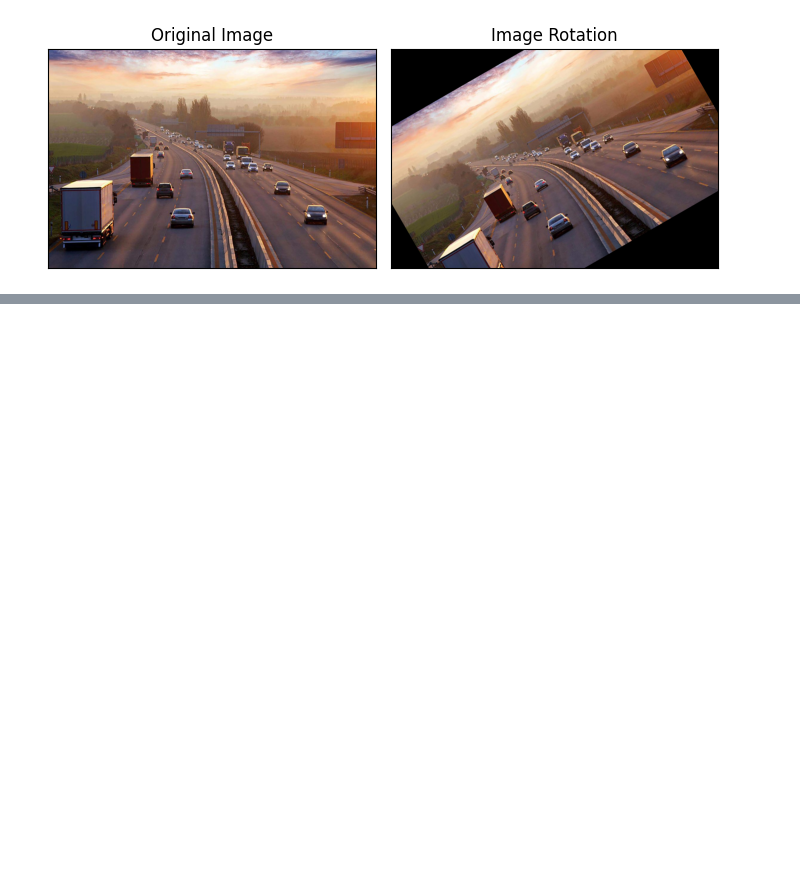
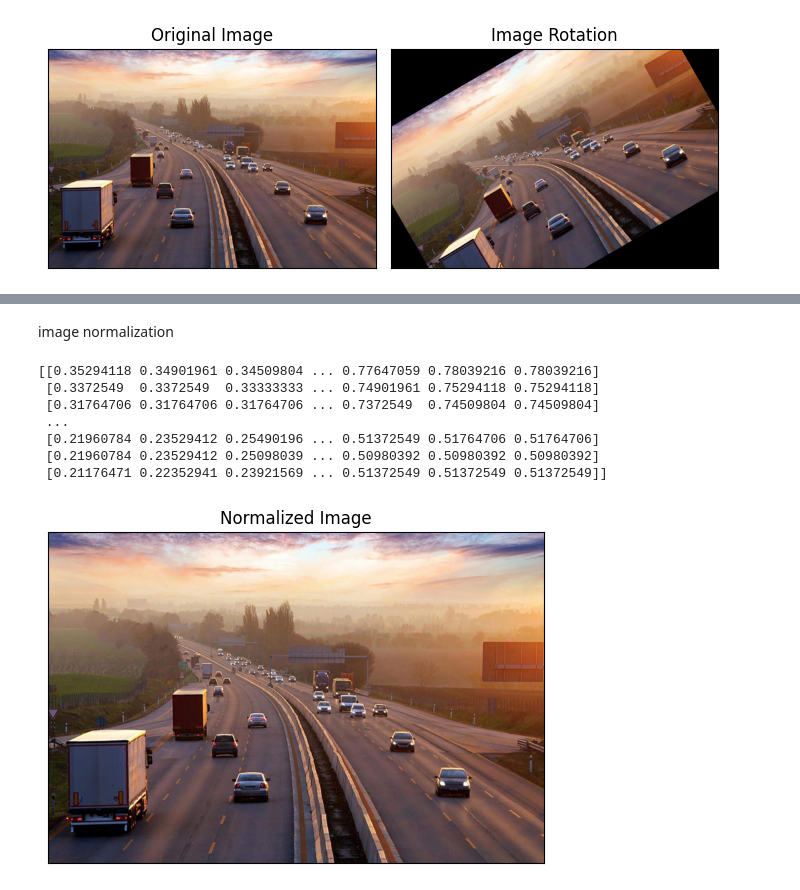
Before and after one commit to KingJupyter/openCV, a Jupyter notebook: image processing.ipynb, the cells around one changed output, grey strips where cells are left out. Saved outputs shown, nothing was run; the diff lists cells and outputs as text; code cells hidden in the pictures; blank space fills up the shorter version.

```diff
--- a/image processing.ipynb
+++ b/image processing.ipynb
@@ -107,0 +198,46 @@ center : (550, 367)
+# %% [markdown]
+image normalization
+# %%
+# Import the necessary Libraries
+import cv2
+import numpy as np
+import matplotlib.pyplot as plt
+
+# Load the image
+image = cv2.imread('image.jpg')
+
+# Convert BGR image to RGB
+image_rgb = cv2.cvtColor(image, cv2.COLOR_BGR2RGB)
+
+# Split the image into channels
+b, g, r = cv2.split(image_rgb)
+
+# Normalization parameter
+min_value = 0
+max_value = 1
+norm_type = cv2.NORM_MINMAX
+
+# Normalize each channel
+b_normalized = cv2.normalize(b.astype('float'), None, min_value, max_value, norm_type)
+g_normalized = cv2.normalize(g.astype('float'), None, min_value, max_value, norm_type)
+r_normalized = cv2.normalize(r.astype('float'), None, min_value, max_value, norm_type)
+
+# Merge the normalized channels back into an image
+normalized_image = cv2.merge((b_normalized, g_normalized, r_normalized))
+# Normalized image
+print(normalized_image[:,:,0])
+
+plt.imshow(normalized_image)
+plt.xticks([])
+plt.yticks([])
+plt.title('Normalized Image')
+plt.show()
+# %% [output]
+[[0.35294118 0.34901961 0.34509804 ... 0.77647059 0.78039216 0.78039216]
+ [0.3372549  0.3372549  0.33333333 ... 0.74901961 0.75294118 0.75294118]
+ [0.31764706 0.31764706 0.31764706 ... 0.7372549  0.74509804 0.74509804]
+ ...
+ [0.21960784 0.23529412 0.25490196 ... 0.51372549 0.51764706 0.51764706]
+ [0.21960784 0.23529412 0.25098039 ... 0.50980392 0.50980392 0.50980392]
+ [0.21176471 0.22352941 0.23921569 ... 0.51372549 0.51372549 0.51372549]]
+[figure, added]
```
Also changed, not shown: parts of 8 cells of this notebook, 2 other files.
